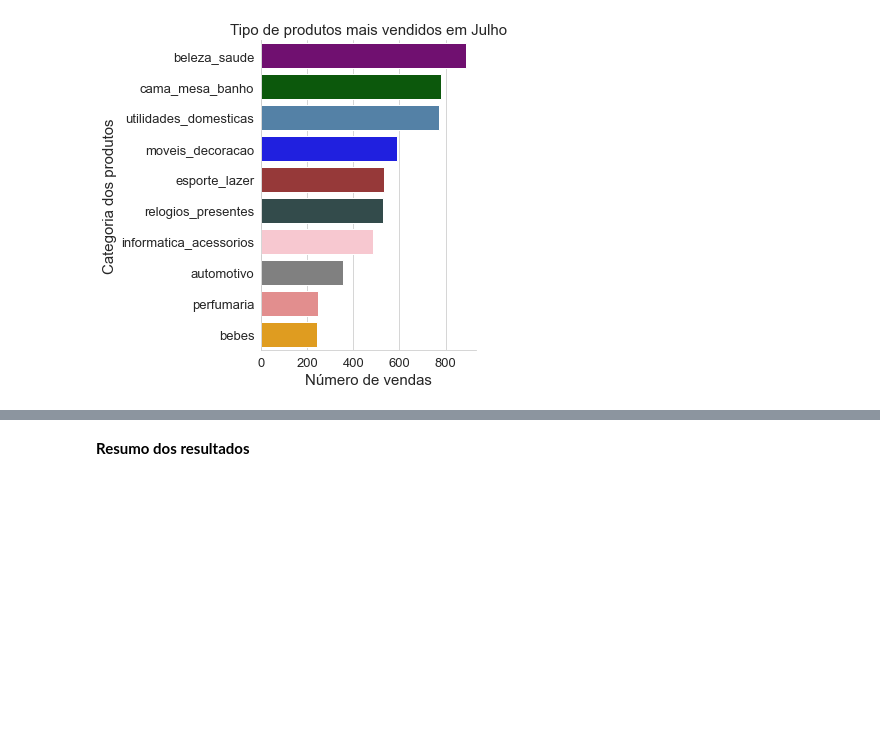
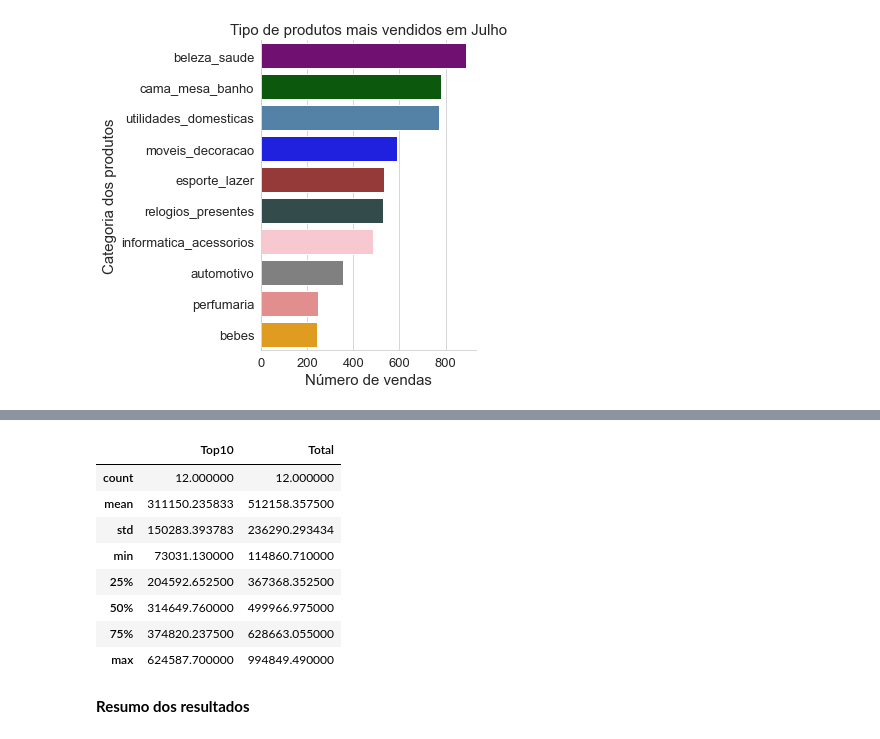
Before and after one commit to GabrielJDN/Projetos-Projects, a Jupyter notebook: Análise_de_dados_Olist.ipynb, the cells around one changed output, grey strips where cells are left out. Cells and saved outputs as stored; diff of their text form; code cells hidden in the pictures; blank space fills up the shorter version.

```diff
--- a/Análise_de_dados_Olist.ipynb
+++ b/Análise_de_dados_Olist.ipynb
@@ -1310,0 +1307,13 @@ dados_Prod_Agosto = dados_Prod_Pop.query("Ano == '2018'").groupby(["Mês","produ
+# %%
+def CompCriador(TotalMeses, Ano, dataset):
+    ListaMeses=["01","02","03","04","05","06","07","08","09","10","11","12"]
+    df_Interno = pd.DataFrame(data=[np.zeros(TotalMeses),np.zeros(TotalMeses)], columns = ListaMeses[:TotalMeses], index=["Top10","Total"])
+    for i in range(0,TotalMeses):
+        df_Interno.loc["Top10"][ListaMeses[i]] = dataset.query("Ano == '%s'"%(Ano)).groupby(["Mês","product_category_name"]
+                                                 ).sum().sort_values(by=["Mês","order_item_id"],ascending=False
+                                                 ).loc["%s"%(ListaMeses[i])].head(10).sum()["price"]
+        df_Interno.loc["Total"][ListaMeses[i]] = dataset.query("Ano == '%s'"%(Ano)).groupby(["Mês"]).sum()["price"].loc["%s"%(ListaMeses[i])]
+    return df_Interno
+# %%
+Comp_2017 = CompCriador(12,2017,dados_Prod_Pop)
+Comp_2018 = CompCriador(9,2018,dados_Prod_Pop)
@@ -1311,3 +1328,15 @@ dados_Prod_Agosto = dados_Prod_Pop.query("Ano == '2018'").groupby(["Mês","produ
+# %%
+Comp_2017.T.describe()
+# %% [output]
+|  | Top10 | Total |
+| count | 12.000000 | 12.000000 |
+| mean | 311150.235833 | 512158.357500 |
+| std | 150283.393783 | 236290.293434 |
+| min | 73031.130000 | 114860.710000 |
+| 25% | 204592.652500 | 367368.352500 |
+| 50% | 314649.760000 | 499966.975000 |
+| 75% | 374820.237500 | 628663.055000 |
+| max | 624587.700000 | 994849.490000 |
 # %% [markdown]
 **Resumo dos resultados**
 # %% [markdown]
```
Also changed, not shown: parts of 4 cells of this notebook.
